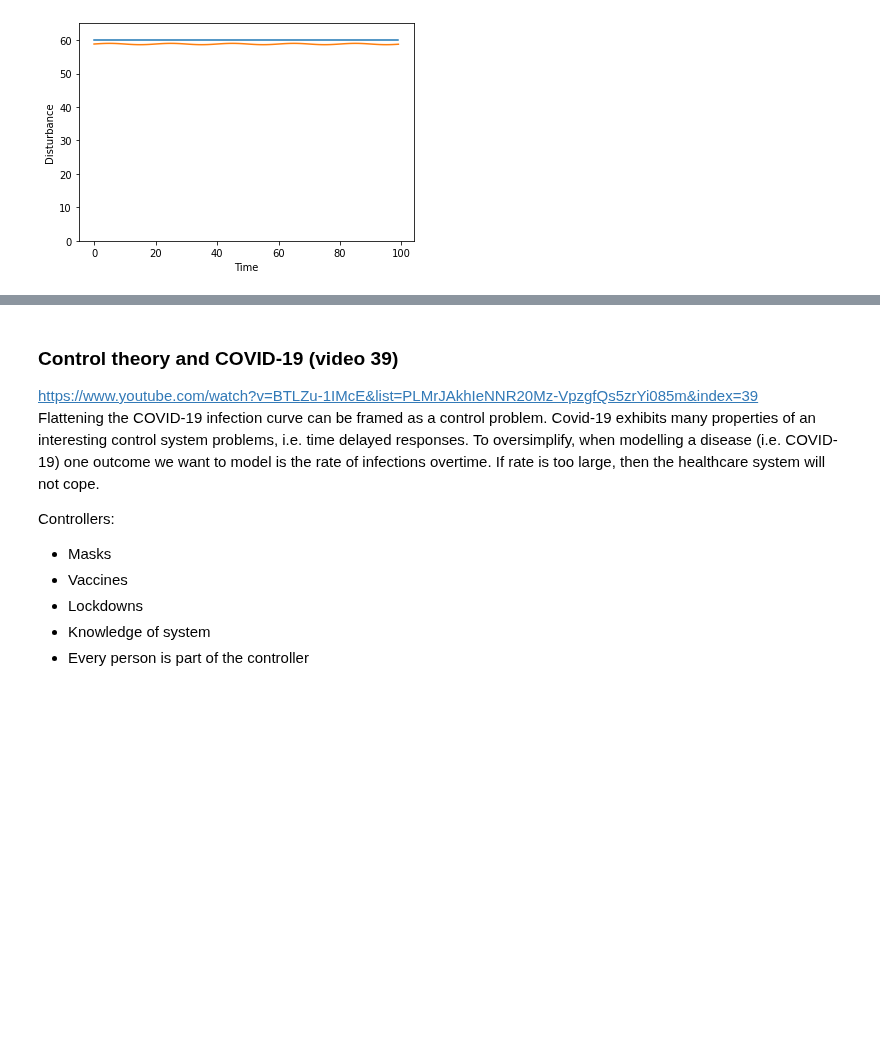
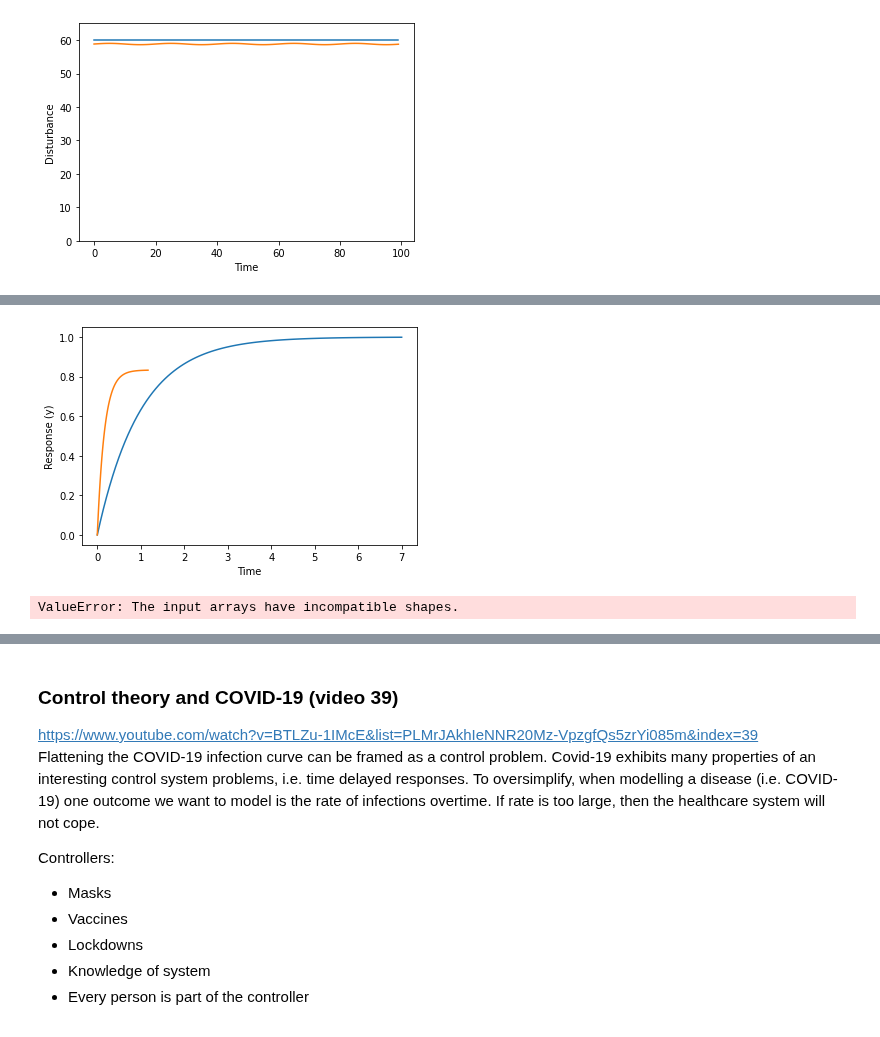
Before and after one commit to jackleekopij/Signal_processing, a Jupyter notebook: Control_bootcamp/Control_bootcamp_intro.ipynb, the cells around one changed output, grey strips where cells are left out. Saved outputs shown, nothing was run; the diff lists cells and outputs as text; code cells hidden in the pictures; blank space fills up the shorter version.

Commit message:
Control bootcamp: Added integral controller code example

```diff
--- a/Control_bootcamp/Control_bootcamp_intro.ipynb
+++ b/Control_bootcamp/Control_bootcamp_intro.ipynb
@@ -582,0 +501,33 @@ A very brief overview on non-minimum phase dynamics for control systems; there's
+# %%
+# represent the above system
+
+# no control (open loop)
+no_control_sys = signal.StateSpace(-1.0, 1.0, 1.0, 0.0)
+t1, y1 = signal.step(no_control_sys)
+plt.plot(t1,y1)
+#plt.xlabel("Time")
+#plt.ylabel("Response (y)")
+#plt.show()
+
+
+# proportional control; no integral gain
+K = 5.0
+prop_control = signal.StateSpace(-1 - K, K, 1.0, 0.0)
+t1, y1 = signal.step(prop_control)
+plt.plot(t1,y1)
+plt.xlabel("Time")
+plt.ylabel("Response (y)")
+plt.show()
+
+
+# proportional-integral control
+K = 5.0
+prop_control = signal.StateSpace(np.array([[-1.0 - K, K],[-1.0,0.0]]), np.array([[K], [1.0]]), np.array([1.0, 0.0]), np.array([0.0, 0.0]))
+t1, y1, x1 = signal.step(no_control_sys)
+plt.plot(t1,y1)
+plt.xlabel("Time")
+plt.ylabel("Response (y)")
+plt.show()
+# %% [output]
+[figure, added]
+ValueError: The input arrays have incompatible shapes.
```
Also changed, not shown: parts of 4 cells of this notebook, 3 other files.
